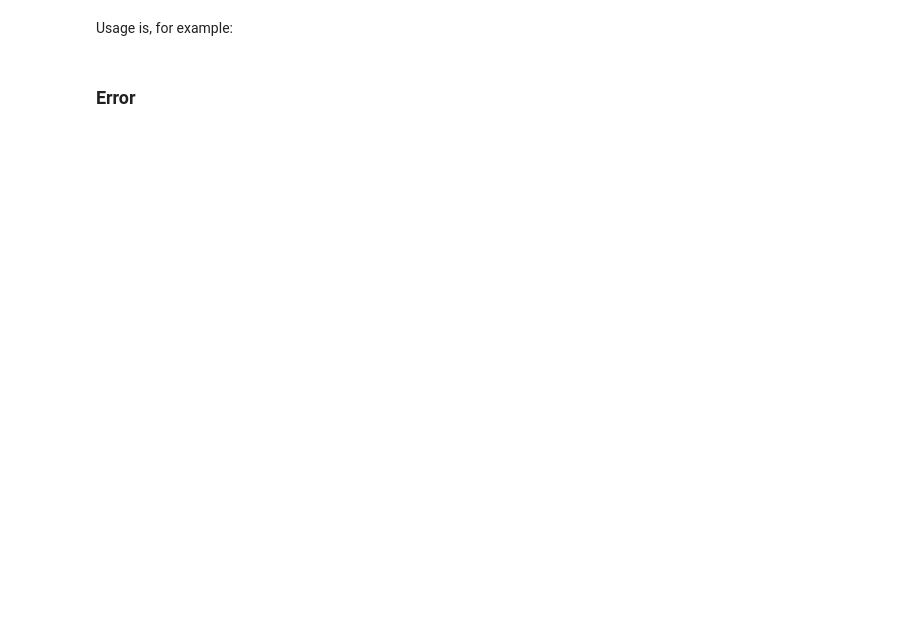
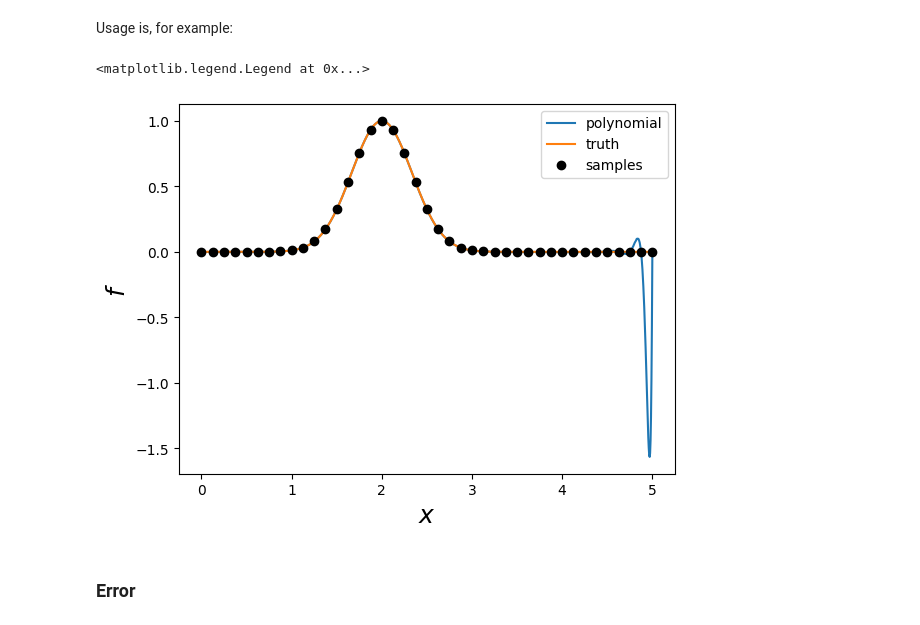
Before and after one commit to cozlopez/ANApracticePR, a Jupyter notebook: Lectures/02_K.ipynb, the cells around one changed output. Cells and saved outputs as stored; diff of their text form; code cells hidden in the pictures; blank space fills up the shorter version.

```diff
--- a/Lectures/02_K.ipynb
+++ b/Lectures/02_K.ipynb
@@ -85,12 +94,15 @@ Usage is, for example:
 # %%
 a, b = 0,5
 f_test = f_gauss
-grid_test = grid_uniform(32)
+grid_test = grid_uniform(40)
 f_prediction = poly_interp(xx, f_test, grid_test, basis_monomial)
 plt.plot(xx, f_prediction, label='polynomial')
 plt.plot(xx, f_test(xx), label='truth')
 plt.plot(grid_test, f_test(grid_test), 'ok', label='samples')
 plt.xlabel(r'$x$'); plt.ylabel(r'$f$'); plt.legend()
+# %% [output]
+<matplotlib.legend.Legend at 0x...>
+[figure, added]
 # %% [markdown]
 ### Error
 # %%
```
Also changed, not shown: parts of 5 cells of this notebook, 7 other files.
